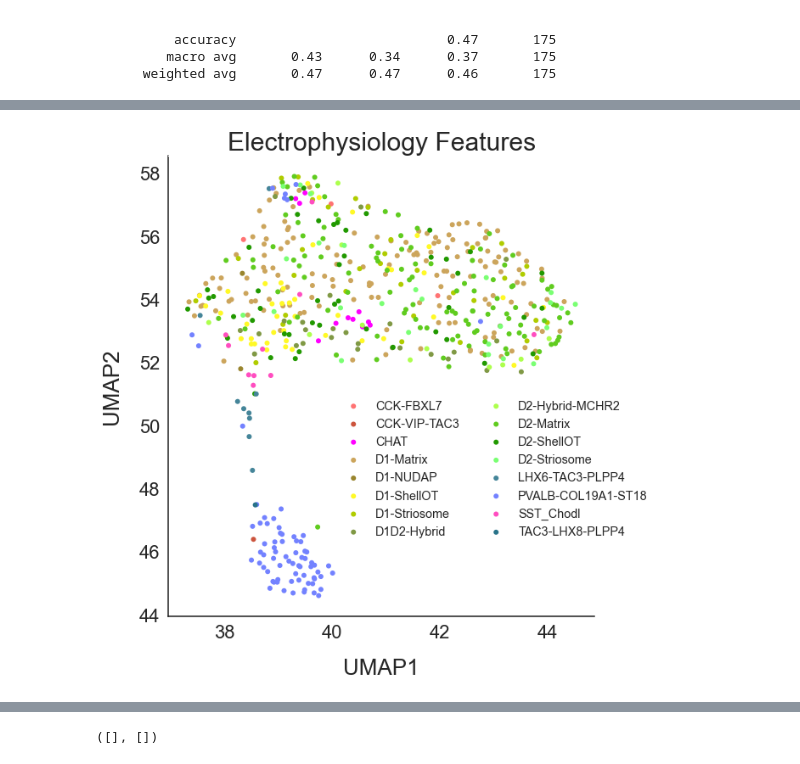
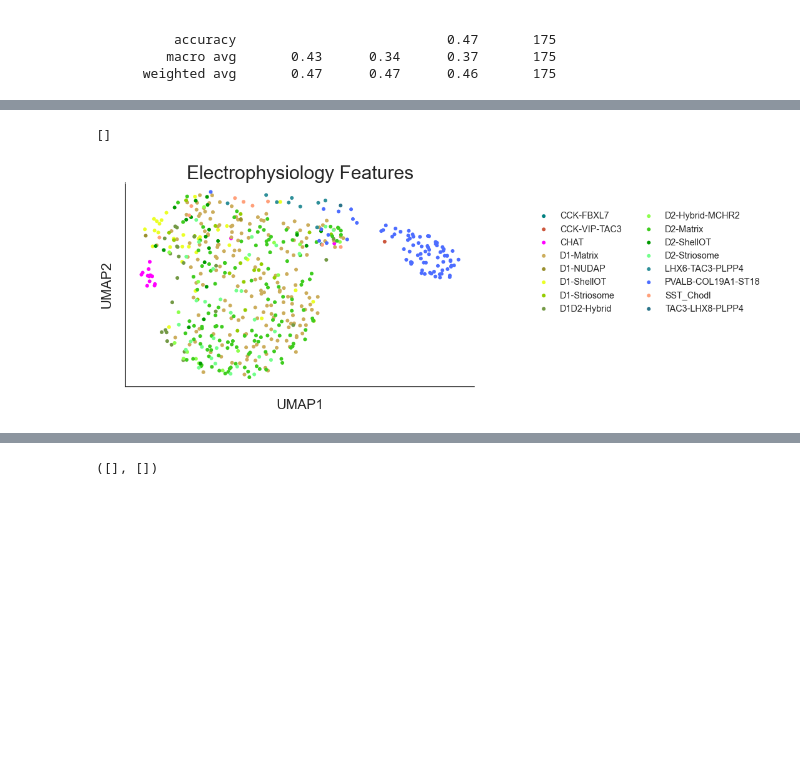
Before and after one commit to xpliu16/celltypes, a Jupyter notebook: NHP_BG_anal/Clean_analysis_ML_BG.ipynb, the cells around one changed output, grey strips where cells are left out. Drawn from its saved outputs; the diff is of its cells as text; code cells hidden in the pictures; blank space fills up the shorter version.

Commit message:
Updated mapping scripts, heat maps, integrated umaps for NCBI and AIT 11.6

```diff
--- a/NHP_BG_anal/Clean_analysis_ML_BG.ipynb
+++ b/NHP_BG_anal/Clean_analysis_ML_BG.ipynb
@@ -135,5 +203,10 @@ print(df3_filt_sub.columns.get_loc('upstroke_downstroke_ratio_ramp'))
 # %%
-df_ephys_sub = df3_filt_sub.iloc[:,594:686]
+#df_ephys_sub = df3_filt_sub.iloc[:,594:686]
+feat_start_ind = 597
+feat_end_ind = 691
+feat_end_nochirp_ind = 682
+df_ephys_sub = df3_filt_sub.iloc[:,feat_start_ind:feat_end_nochirp_ind]
+#df_ephys_sub = df3_filt_sub.iloc[:,597:682]   # No chirp features
 print(len(df_ephys_sub.columns))
 df_ephys_sub.columns
 # %% [output]
@@ -352,7 +424,7 @@ df_ephys_trim = df_ephys_trans.iloc[:,nonchirp_feat_inds]
 df3_filt_sub.reset_index(inplace=True, drop=True)
 
 #target_names = iris.target_names    # unique list of target categories, indexable from the target numbers
-X = df_ephys_trim.iloc[:,593:676]
+X = df_ephys_trim.iloc[:,feat_start_ind-1:feat_end_nochirp_ind-1]
 y = df3_filt_sub['level3.subclass_Tree_label']    # Currently actually using the below
 
 random_state = np.random.RandomState(0)
@@ -401,7 +473,7 @@ from sklearn.preprocessing import StandardScaler, RobustScaler
 scaler = StandardScaler().fit(X_imputed)
 X_std = scaler.transform(X_imputed)
 
-y_orig = df3_filt_sub['level3.subclass_Tree_label']
+y_orig = df3_filt_sub['level3.subclass_Corr_label']   # CHANGE BACK TO TREE
 
 mean_vec = np.mean(X_std, axis=0)
 mean_vec    # Check it's zeroed
@@ -437,7 +509,7 @@ df_ephys_trim['MS'][(y_orig =='D1-Matrix') | (y_orig == 'D2-Matrix')] = 'Matrix'
 df_ephys_trim['MS'][(y_orig =='D1-Striosome') | (y_orig == 'D2-Striosome')] = 'Striosome'
 
 df_ephys_trim_ms = df_ephys_trim[df_ephys_trim['D1orD2MS']  != 'Neither']
-df_ephys_trim_ms = df_ephys_trim_ms.iloc[:,593:678]
+df_ephys_trim_ms = df_ephys_trim_ms.iloc[:,feat_start_ind-1:(feat_end_nochirp_ind+3)]
 #inds = df_ephys_sub['D1orD2MS']  != 'Neither'
 #y = X_std[inds]
 #x1 = df_ephys_sub['D1orD2MS'][inds]
@@ -447,7 +519,7 @@ np2_vec_MS = np.empty([2, df_ephys_trim.shape[1]-4])
 np2_vec_D12 = np.empty([2, df_ephys_trim.shape[1]-4])
 
 i = 0
-for feat in df_ephys_trim_ms.columns[:83]:
+for feat in df_ephys_trim_ms.columns[:feat_end_nochirp_ind-feat_start_ind]:
     print(feat)
     if feat != 'sag_tau':
         aov = pg.anova(dv=feat, between=["MS","D1orD2MS"], data=df_ephys_trim_ms,
@@ -469,7 +541,7 @@ np2_vec_MS[1,:] = pval_corr
 rejects, pval_corr = pg.multicomp(np2_vec_D12[1,:], method='fdr_bh')
 np2_vec_D12[1,:] = pval_corr
 
-data_tuples = list(zip(df_ephys_trim_ms.columns[:83],np2_vec_MS[0,:],np2_vec_MS[1,:]))
+data_tuples = list(zip(df_ephys_trim_ms.columns[:feat_end_nochirp_ind-feat_start_ind-1],np2_vec_MS[0,:],np2_vec_MS[1,:]))
 df_MS = pd.DataFrame(data_tuples)
 df_MS.columns = ['Feature', 'Partial_eta_squared', 'p-value']
 
@@ -481,7 +553,7 @@ min_ind = np.min(np.where(df_MS['p-value']<0.05))
 print(min_ind)
 print(df_MS)
 
-data_tuples = list(zip(df_ephys_trim_ms.columns[:83],np2_vec_D12[0,:],np2_vec_D12[1,:]))
+data_tuples = list(zip(df_ephys_trim_ms.columns[:feat_end_nochirp_ind-feat_start_ind-1],np2_vec_D12[0,:],np2_vec_D12[1,:]))
 df_D12 = pd.DataFrame(data_tuples)
 df_D12.columns = ['Feature', 'Partial_eta_squared', 'p-value']
 
@@ -1728,47 +1807,54 @@ plt.legend()
 
 import umap
 
-df_ephys_trans.loc[df_ephys_trans['level3.subclass_Tree_label']=='CHAT','level3.subclass_Tree_color'] = '#FF00FF'
+df_ephys_trans.loc[df_ephys_trans['level3.subclass_Corr_label']=='CHAT','level3.subclass_Corr_color'] = '#FF00FF'
+#df_ephys_trans.loc[df_ephys_trans['level3.subclass_Corr_label']=='CHAT','level3.subclass_Corr_color'] = 'r'
 
-df_ephys_trans.loc[df_ephys_trans['level3.subclass_Tree_label']=='TAC3-LHX8-PLPP4','level3.subclass_Tree_color'] = '#297389'
+df_ephys_trans.loc[df_ephys_trans['level3.subclass_Corr_label']=='TAC3-LHX8-PLPP4','level3.subclass_Corr_color'] = '#297389'
 
-X_no_chirp = df_ephys_trans.iloc[:,594:677]
+df_ephys_trans.loc[df_ephys_trans['level3.subclass_Corr_label']=='CCK-FBXL7','level3.subclass_Corr_color'] = 'teal'
+df_ephys_trans.loc[df_ephys_trans['level3.subclass_Corr_label']=='SST_Chodl','level3.subclass_Corr_color'] = 'lightsalmon'
+
+X_no_chirp = df_ephys_trans.iloc[:,597:682]
 
 imputer = KNNImputer(missing_values=np.nan)
 X_imputed = imputer.fit_transform(X_no_chirp)
 
 scaler = StandardScaler().fit(X_imputed)
 X_std = scaler.transform(X_imputed)
 
 reducer = umap.UMAP(
         n_neighbors= 120,   # Default 15, 120 is looking good
-        min_dist=0.4,  # Default 0.1, 0.4 is looking good
+        min_dist=0.35,  # Default 0.1, 0.4 is looking good
         #n_components=n_components,
         metric='manhattan',
         random_state = 42
     )
 embedding = reducer.fit_transform(X_std)
 
 sorted_id = range(len(sorted_classes))
 sc_dict = dict(zip(sorted_classes, sorted_id))
 
-df = pd.DataFrame(df_ephys_trans['level3.subclass_Tree_color'])
-df['level3.subclass_Tree_label'] = df_ephys_trans['level3.subclass_Tree_label']
+df = pd.DataFrame(df_ephys_trans['level3.subclass_Corr_color'])
+df['level3.subclass_Corr_label'] = df_ephys_trans['level3.subclass_Corr_label']
 df['UMAP1'] = embedding[:, 0]
 df['UMAP2'] = embedding[:, 1]
 
-fig, ax = plt.subplots(figsize=(9, 10))
+fig, ax = plt.subplots(figsize=(10, 6))
 
-for i, dff in df.groupby("level3.subclass_Tree_label"):
-    ax.scatter(dff['UMAP1'], dff['UMAP2'], c=np.unique(dff['level3.subclass_Tree_color']),
-                edgecolors='none', label=np.unique(dff['level3.subclass_Tree_label'])[0], vmin=0, vmax=100)
-ax.set_xlabel('UMAP1', fontsize = 26, labelpad=20)
-ax.set_ylabel('UMAP2', fontsize = 26, labelpad =20)
+for i, dff in df.groupby("level3.subclass_Corr_label"):
+    ax.scatter(dff['UMAP1'], dff['UMAP2'], c=np.unique(dff['level3.subclass_Corr_color']),
+                edgecolors='none', label=np.unique(dff['level3.subclass_Corr_label'])[0], vmin=0, vmax=100)
+ax.set_xlabel('UMAP1', fontsize = 22, labelpad=20)
+ax.set_ylabel('UMAP2', fontsize = 22, labelpad =20)
 ax.set_title('Electrophysiology Features', fontsize = 30)
-plt.legend(ncol =2, fancybox=False, loc='center right', bbox_to_anchor=(1.15,0.32), fontsize='large', frameon=False)
+plt.legend(ncol =2, fancybox=False, loc='lower left', bbox_to_anchor=(1.15,0.32), fontsize='large', frameon=False)
 ax.set_facecolor('white')
 ax.spines['left'].set(linewidth=1.5, color='k')
 ax.spines['bottom'].set(linewidth=1.5, color='k')
 ax.tick_params(axis='both', which='major', labelsize=22)
+ax.set_xticks([])
+ax.set_yticks([])
 # %% [output]
+[]
-[figure, old version]
+[figure, new version]
```
Also changed, not shown: parts of 53 cells of this notebook, 7 other files.
